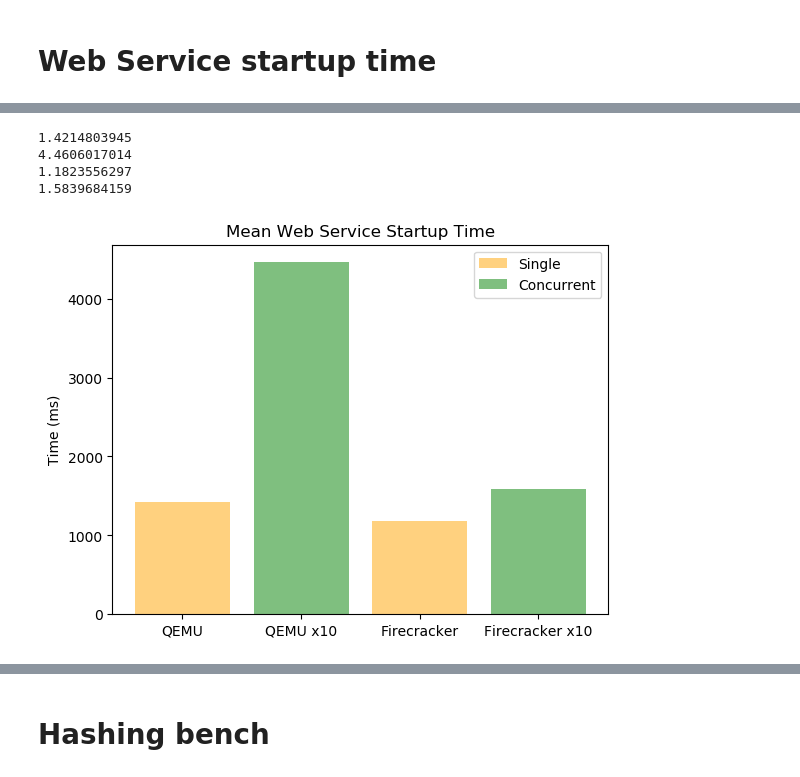
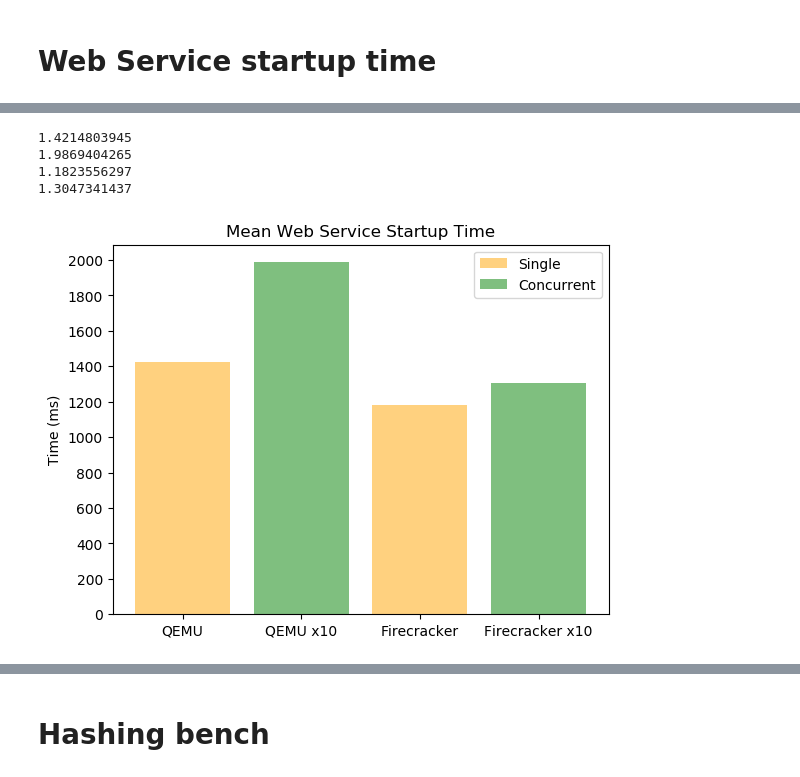
Before and after one commit to dreadl0ck/microbench, a Jupyter notebook: plots/plots.ipynb, the cells around one changed output, grey strips where cells are left out. Drawn from its saved outputs; the diff is of its cells as text; code cells hidden in the pictures.

```diff
--- a/plots/plots.ipynb
+++ b/plots/plots.ipynb
@@ -317,29 +315,29 @@ fc = [
 ]
 
 qemu_multi = [
-    5.120323075,
-    5.115407977,
-    4.982269113,
-    5.143313201,
-    2.959914003,
-    3.574136237,
-    4.416902543,
-    3.369447103,
-    5.204562402,
-    4.71974136
+    2.407740472,
+    2.043890191,
+    1.590405534,
+    2.050812692,
+    2.109572899,
+    1.331939675,
+    2.068260219,
+    2.131481722,
+    2.061093233,
+    2.074207628
 ]
 
 fc_multi = [
-    1.411680485,
-    2.196393379,
-    1.202069334,
-    2.193712193,
-    1.679231412,
-    1.323504463,
-    1.343898985,
-    1.396193609,
-    1.440431529,
-    1.65256877
+    1.023339083,
+    1.333498577,
+    1.018394615,
+    1.43219279,
+    2.346953988,
+    1.031944361,
+    1.176531387,
+    1.038237948,
+    1.354323753,
+    1.291924935
 ]
 
 print(stats.mean(qemu))
@@ -348,32 +346,34 @@ print(stats.mean(fc))
 print(stats.mean(fc_multi))
 # %% [output]
 1.4214803945
-4.4606017014
+1.9869404265
 1.1823556297
-1.5839684159
+1.3047341437
 # %%
 import matplotlib.pyplot as plt; plt.rcdefaults()
 import numpy as np
 import matplotlib.pyplot as plt
 
 objects = ('QEMU', 'QEMU x10', 'Firecracker', 'Firecracker x10')
 y_pos = np.arange(len(objects))
 
 performance = [
-    1421.4803945,
-    4460.6017014,
+    1421.4803854.6105
+1520.3531
+597.2211
+662.6434945,
+    1986.9404265,
     1182.3556297,
-    1583.9684159
-
+    1304.7341437
 ]
 
 bar = plt.bar(y_pos, performance, align='center', alpha=0.5,  color=['orange', 'green', 'orange', 'green'])
 plt.xticks(y_pos, objects)
-plt.yticks(np.arange(0, 5000, 1000))
+plt.yticks(np.arange(0, 2200, 200))
 plt.ylabel('Time (ms)')
 plt.title('Mean Web Service Startup Time')
 plt.legend((bar[0], bar[1]), ('Single', 'Concurrent'))
 
 plt.show()
 # %% [output]
-[figure, old version]
+[figure, new version]
```
Also changed, not shown: parts of 15 cells of this notebook, 1 other file.
